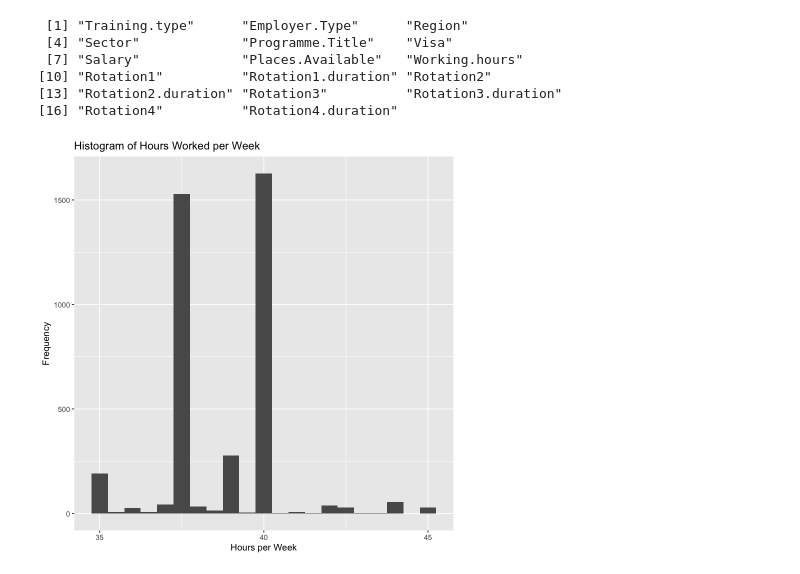
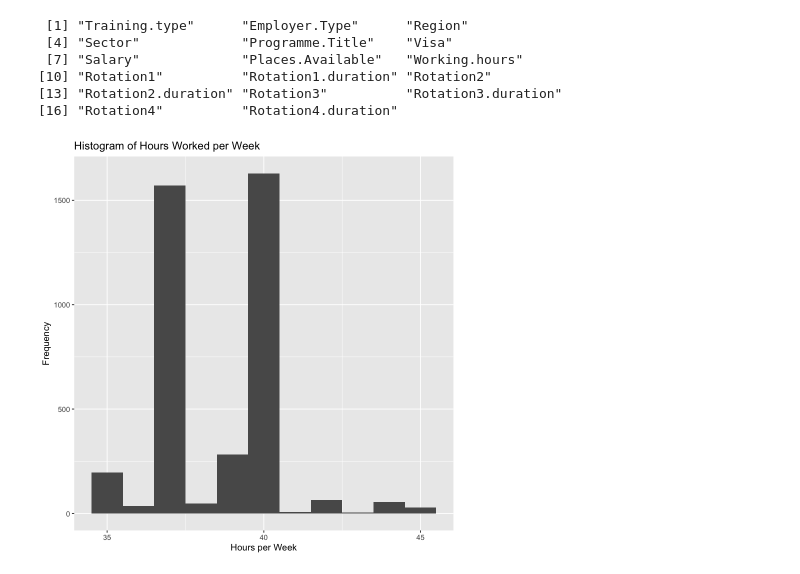
Before and after one commit to kwjo/TP-pay, a Jupyter notebook: oriel2526.ipynb, the cells around one changed output. Cells and saved outputs as stored; diff of their text form; code cells hidden in the pictures.

Commit message:
graph fixes

```diff
--- a/oriel2526.ipynb
+++ b/oriel2526.ipynb
@@ -61,18 +79,18 @@ OD$Visa <- as.factor(OD$Visa)
 # %%
 library(ggplot2)
 
 # Define the plot for Hours Worked per Week
 hours.worked.plot <- ggplot(OD, aes(x = Working.hours)) +
-  geom_histogram(binwidth = 0.5) +
+  geom_histogram(binwidth = 1) +
   ggtitle("Histogram of Hours Worked per Week") +
   xlab("Hours per Week") +
   ylab("Frequency") +
   scale_x_continuous(breaks = seq(0, max(OD$Working.hours, na.rm = TRUE), by = 5))
 
 # Display the plot
 hours.worked.plot
 # %% [output]
-[figure, old version]
+[figure, new version]
 # %%
 # Define the plot for Salary with meaningful intervals
 salary.plot <- ggplot(OD, aes(x = Salary)) +
```
Also changed, not shown: parts of 7 cells of this notebook.
